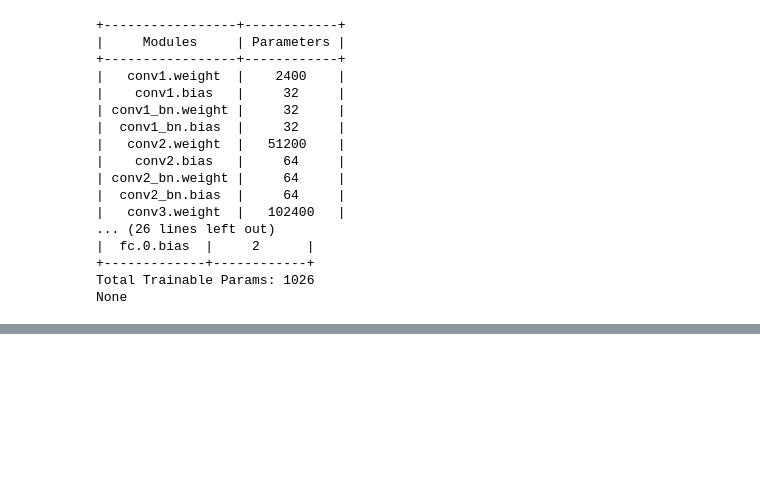
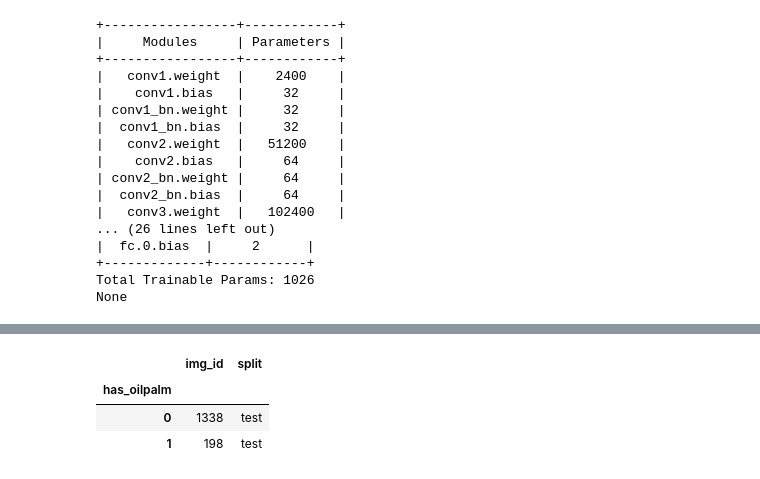
Before and after one commit to vibferreira/DL_UBS, a Jupyter notebook: assignment.ipynb, the cells around one changed output, grey strips where cells are left out. Drawn from its saved outputs; the diff is of its cells as text; code cells hidden in the pictures; blank space fills up the shorter version.

```diff
--- a/assignment.ipynb
+++ b/assignment.ipynb
@@ -545,7 +546,8 @@ count_val['split']='val'
 count_test = test.groupby('has_oilpalm').count()
 count_test['split']='test'
 
-pd.concat([count_train, count_val,count_test])
+train_val_test_df = pd.concat([count_train, count_val,count_test])
+train_val_test_df
 # %% [output]
 |  | img_id | split |
 | has_oilpalm |  |  |
@@ -945,3 +949,10 @@ RuntimeError: ignored
+# %%
+train_val_test_df[train_val_test_df['split']=='test']
+# %% [output]
+|  | img_id | split |
+| has_oilpalm |  |  |
+| 0 | 1338 | test |
+| 1 | 198 | test |
 # %%
 # LeNET7
 conf_matrix(y_true_le.cpu(),y_pred_le.cpu(),'LeNET7')
```
Also changed, not shown: parts of 16 cells of this notebook.
